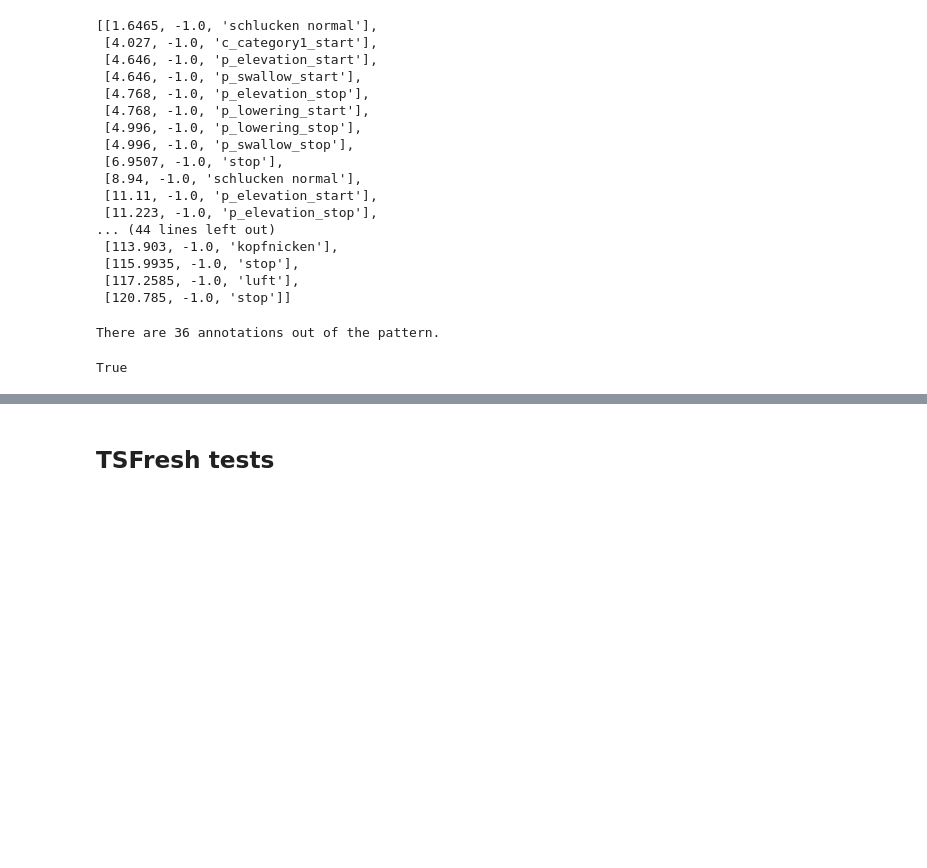
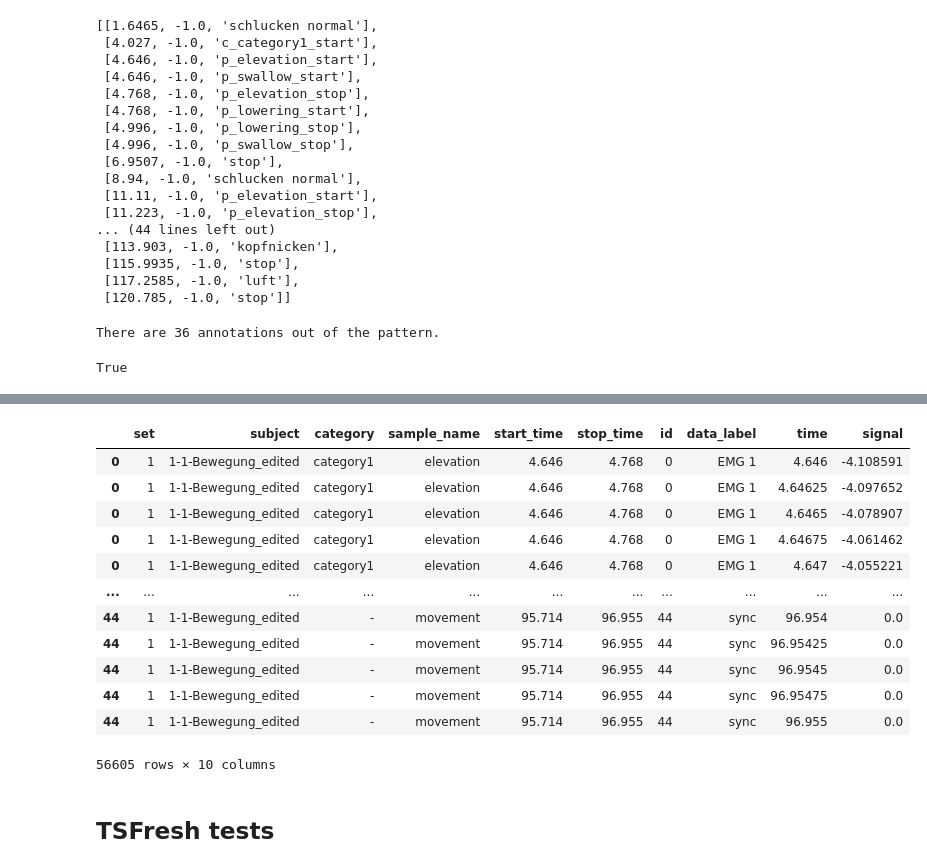
Before and after one commit to Matheusmno/Automatic-Feature-Extraction, a Jupyter notebook: usage.ipynb, the cells around one changed output, grey strips where cells are left out. Saved outputs shown, nothing was run; the diff lists cells and outputs as text; code cells hidden in the pictures; blank space fills up the shorter version.

```diff
--- a/usage.ipynb
+++ b/usage.ipynb
@@ -214,0 +246,19 @@ swallows_df = create_annotations_df(ann_file, 'swallows')
+# %%
+test = general_df.explode(['time', 'signal'])
+test['id'] = test.index
+# %%
+test
+# %% [output]
+|  | set | subject | category | sample_name | start_time | stop_time | id | data_label | time | signal |
+| 0 | 1 | 1-1-Bewegung_edited | category1 | elevation | 4.646 | 4.768 | 0 | EMG 1 | 4.646 | -4.108591 |
+| 0 | 1 | 1-1-Bewegung_edited | category1 | elevation | 4.646 | 4.768 | 0 | EMG 1 | 4.64625 | -4.097652 |
+| 0 | 1 | 1-1-Bewegung_edited | category1 | elevation | 4.646 | 4.768 | 0 | EMG 1 | 4.6465 | -4.078907 |
+| 0 | 1 | 1-1-Bewegung_edited | category1 | elevation | 4.646 | 4.768 | 0 | EMG 1 | 4.64675 | -4.061462 |
+| 0 | 1 | 1-1-Bewegung_edited | category1 | elevation | 4.646 | 4.768 | 0 | EMG 1 | 4.647 | -4.055221 |
+| ... | ... | ... | ... | ... | ... | ... | ... | ... | ... | ... |
+| 44 | 1 | 1-1-Bewegung_edited | - | movement | 95.714 | 96.955 | 44 | sync | 96.954 | 0.0 |
+| 44 | 1 | 1-1-Bewegung_edited | - | movement | 95.714 | 96.955 | 44 | sync | 96.95425 | 0.0 |
+| 44 | 1 | 1-1-Bewegung_edited | - | movement | 95.714 | 96.955 | 44 | sync | 96.9545 | 0.0 |
+| 44 | 1 | 1-1-Bewegung_edited | - | movement | 95.714 | 96.955 | 44 | sync | 96.95475 | 0.0 |
+| 44 | 1 | 1-1-Bewegung_edited | - | movement | 95.714 | 96.955 | 44 | sync | 96.955 | 0.0 |
+56605 rows × 10 columns
```
Also changed, not shown: parts of 18 cells of this notebook, 1 other file.
